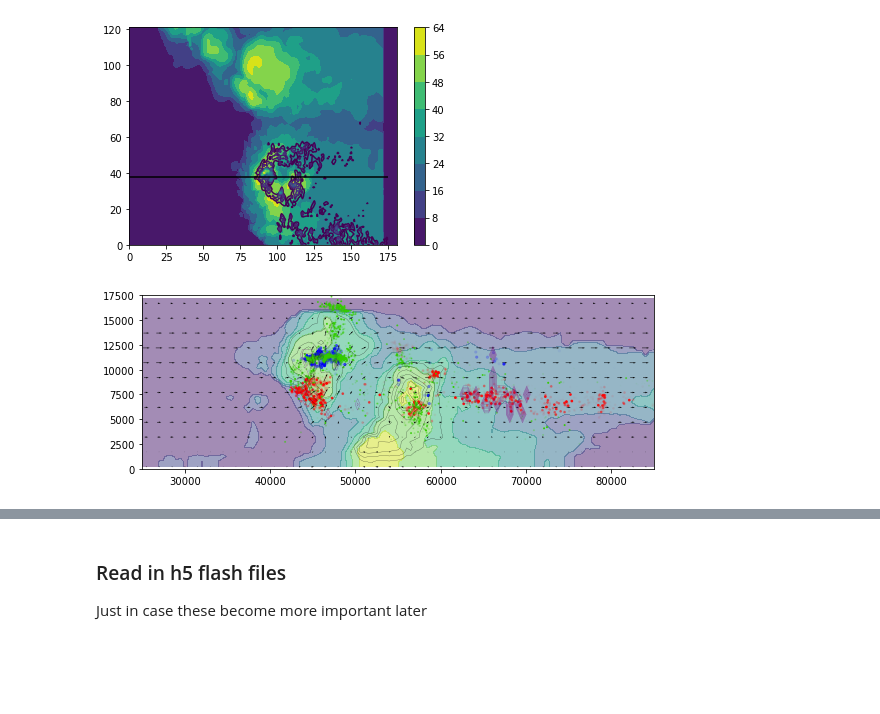
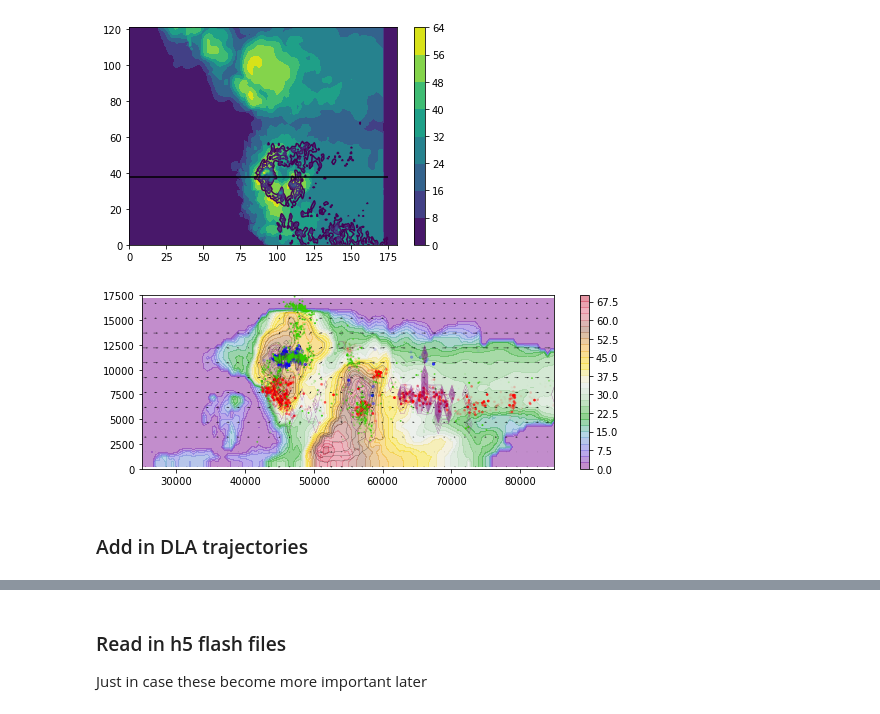
Before and after one commit to vbalderdash/varout_data, a Jupyter notebook: readout.ipynb, the cells around one changed output, grey strips where cells are left out. Cells and saved outputs as stored; diff of their text form; code cells hidden in the pictures; blank space fills up the shorter version.

```diff
--- a/readout.ipynb
+++ b/readout.ipynb
@@ -176,33 +177,37 @@ plt.figure(figsize=(8,3))
 
 dist = np.abs(nys-mfrom0)
 alpha = np.exp(-dist/400.)
 
 rgrid = int(mfrom0/dataf.dx)
 lgrid = np.argmin(np.abs(gnys[:,0,0] - mfrom0))
 
-plt.contourf(rx[:,rgrid,:],rz[:,rgrid,:],r[:,rgrid,:],cmap='viridis',alpha=0.5)
-# plt.contour(rx[:,rgrid,:],rz[:,rgrid,:],r[:,rgrid,:],colors='y',linewidths=0.2)
+plt.contourf(rx[:,rgrid,:],rz[:,rgrid,:],r[:,rgrid,:],30,cmap=ct.Carbone11,alpha=0.5)
+plt.colorbar()
 plt.contour(rx[:,rgrid,:],rz[:,rgrid,:],DLA[7,:,rgrid,:],colors='k',linewidths=0.2)
 
 step=3
 plt.quiver(rx[::step,rgrid,::step],rz[::step,rgrid,::step],
             u[::step,rgrid,::step], w[::step,rgrid,::step],
 #            headwidth=1,headlength=1,
            scale=2500,
            width=0.001,
            pivot='middle',
           )
 
+plt.contour(gnxs[lgrid,:,:],gnzs[lgrid,:,:],np.mean(flashgrid['flash_footprint'][8,:,lgrid-1:lgrid+2,:],axis=1),
+            levels=np.arange(5,1500,50),colors='purple',linewidths=0.2)
 plt.contour(gnxs[lgrid,:,:],gnzs[lgrid,:,:],flashgrid['flash_footprint'][8,:,lgrid,:],colors='purple',linewidths=0.2)
 c = np.asarray([(0,0,1,a) for a in alpha])[negs]
 plt.scatter(nxs[negs],nzs[negs],color=c,edgecolors=c,s=5)
 c = np.asarray([(1,0,0,a) for a in alpha])[poss]
 plt.scatter(nxs[poss],nzs[poss],color=c,edgecolors=c,s=3)
 c = np.asarray([(0.2,0.8,0,a) for a in alpha])[unas]
 plt.scatter(nxs[unas],nzs[unas],color=c,edgecolors=c,s=1)
 
 plt.xlim(50*dataf.dx,170*dataf.dx)
 plt.ylim(0,17500)
 plt.tight_layout()
 # %% [output]
-[figure, old version]
+[figure, new version]
+# %% [markdown]
+### Add in DLA trajectories
```
Also changed, not shown: parts of 7 cells of this notebook.
